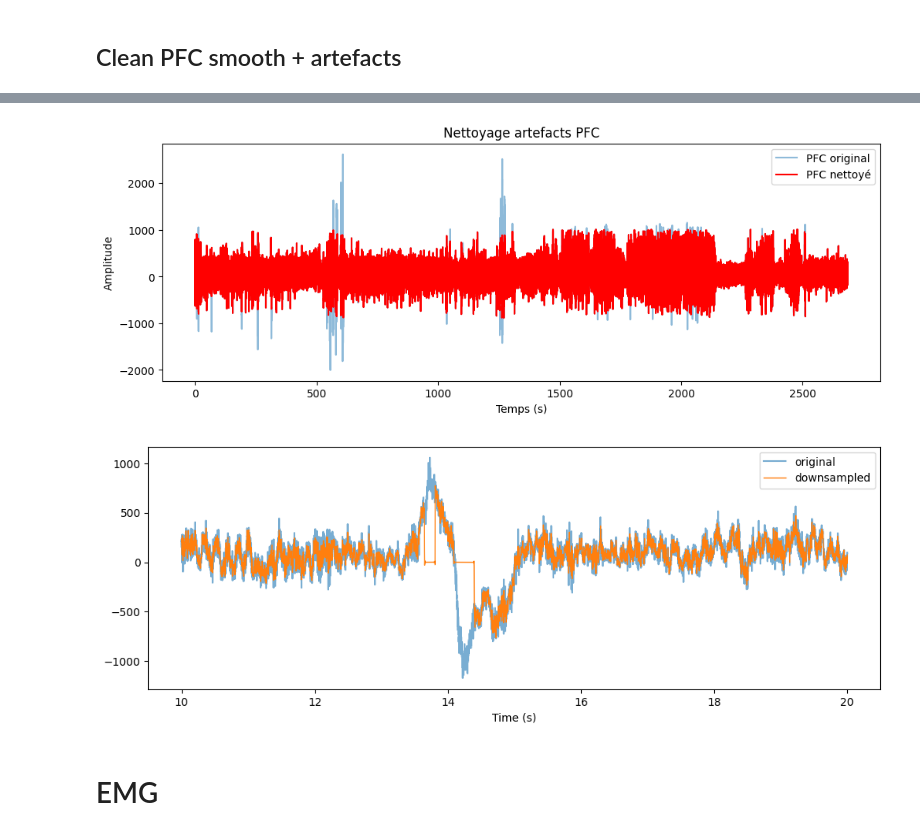
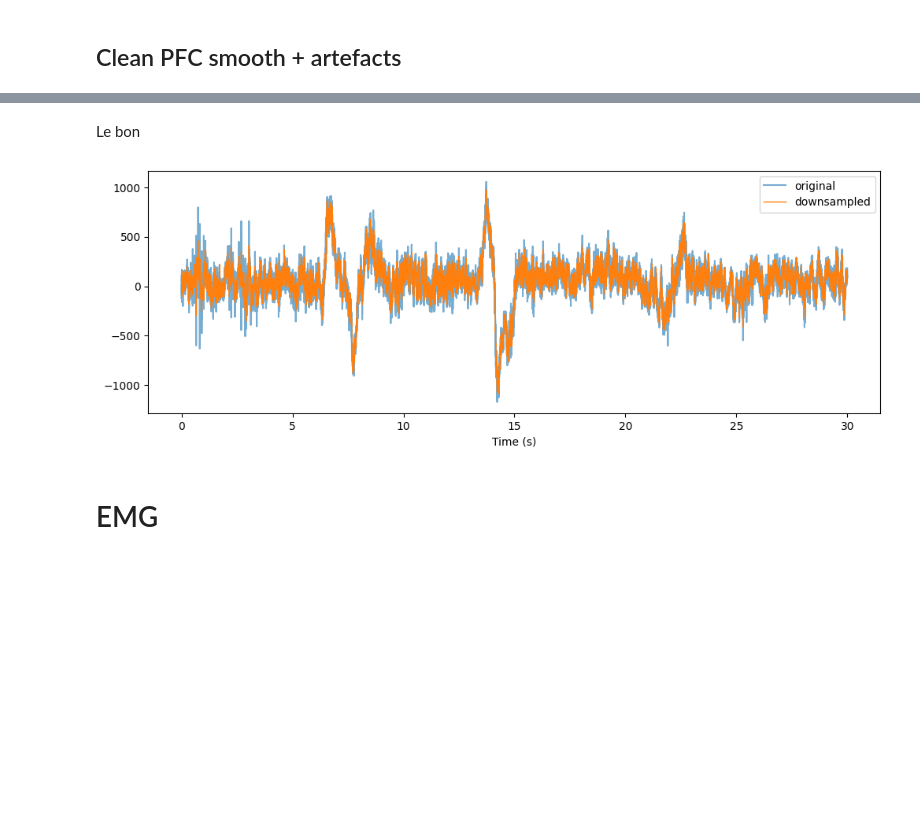
Before and after one commit to NouhaylaEnnadri/Sandman, a Jupyter notebook: HPC_rat1_j1.ipynb, the cells around one changed output, grey strips where cells are left out. Drawn from its saved outputs; the diff is of its cells as text; code cells hidden in the pictures; blank space fills up the shorter version.

```diff
--- a/HPC_rat1_j1.ipynb
+++ b/HPC_rat1_j1.ipynb
@@ -504,26 +511,22 @@ HPC
 # %%
 # REMOVE ARTEFACTS
-pfc_clean, pfc_artifacts, time_pfc = removeArtefacts(signal_PFC, fs, amp_thresh, time_win_thresh)
-
-plt.figure(figsize=(12,4))
-plt.plot(time_hpc, signal_PFC, label="PFC original", alpha=0.5)
-plt.plot(time_hpc, pfc_clean, label="PFC nettoyé", color="red")
-plt.legend()
-plt.xlabel("Temps (s)")
-plt.ylabel("Amplitude")
-plt.title("Nettoyage artefacts PFC")
-plt.show()
+# pfc_clean, pfc_artifacts, time_pfc = removeArtefacts(signal_PFC, fs, amp_thresh, time_win_thresh)
 
 
 #DOWNSAMPLING
-pfc_500, fs_pfc_500, t_pfc_500 = downsample_signal(pfc_clean, fs_orig, target_fs)
+# pfc_500, fs_pfc_500, t_pfc_500 = downsample_signal(pfc_clean, fs_orig, target_fs)
 
-# print("PFC:", signal_PFC.shape, "->", pfc_500.shape, " fs:", fs_pfc_500)
-
-compare_segment(signal_PFC, pfc_500, fs_orig, fs_pfc_500, start_s=10, dur_s=10)
+# compare_segment(signal_PFC, pfc_500, fs_orig, fs_pfc_500, start_s=10, dur_s=10)
-# %% [output]
-[figure, removed]
-[figure, removed]
+# %% [markdown]
+Le bon
+# %%
+pfc_500, fs_pfc_500, t_pfc_500 = downsample_signal(signal_PFC, fs_orig, target_fs)
+
+pfc_clean, pfc_artifacts, time_pfc = removeArtefacts(pfc_500, fs, amp_thresh, time_win_thresh)
+
+compare_segment(signal_PFC, pfc_500, fs_orig, fs_pfc_500, start_s=0, dur_s=30)
+# %% [output]
+[figure, added]
 # %% [markdown]
 # EMG
 # %%
```
Also changed, not shown: parts of 10 cells of this notebook.
